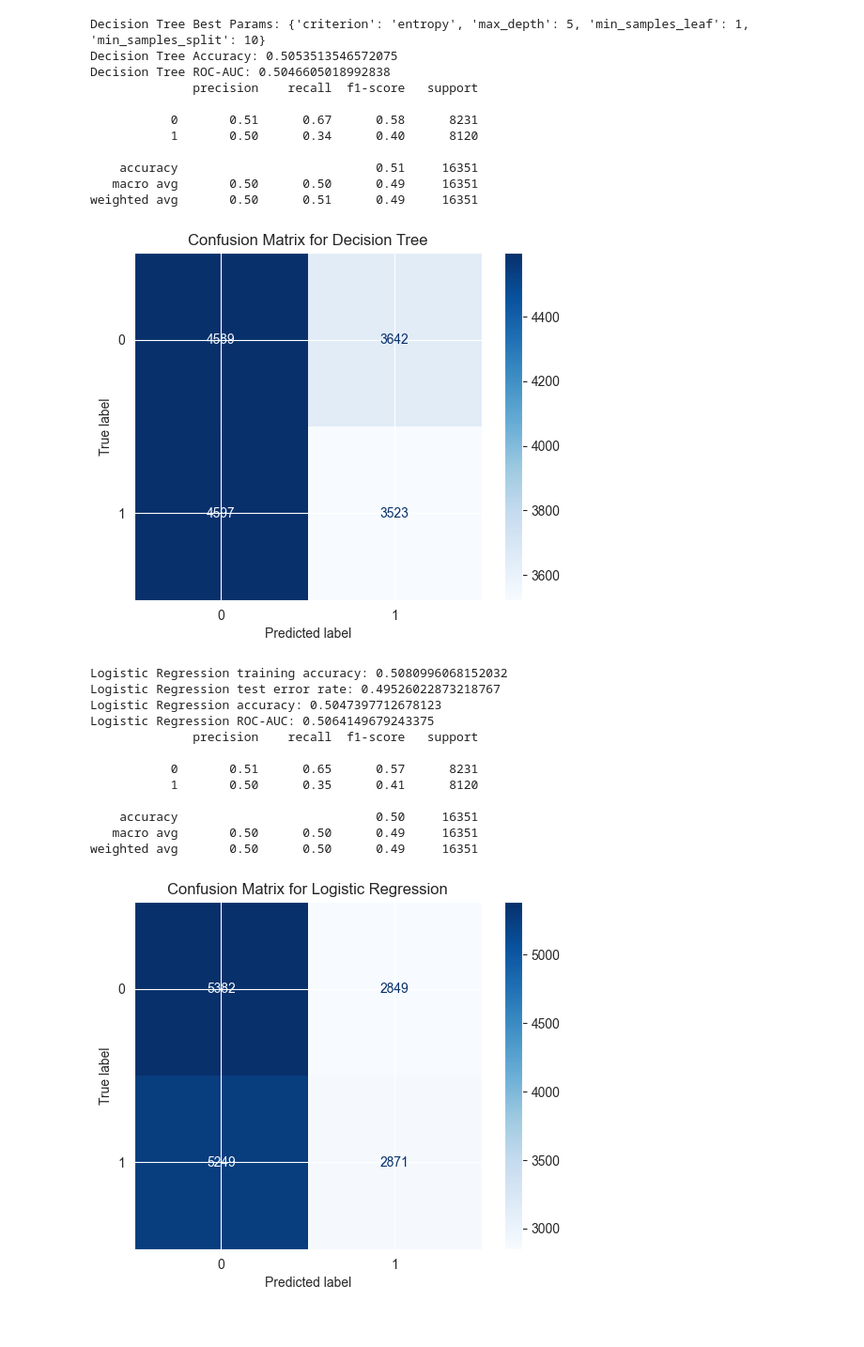
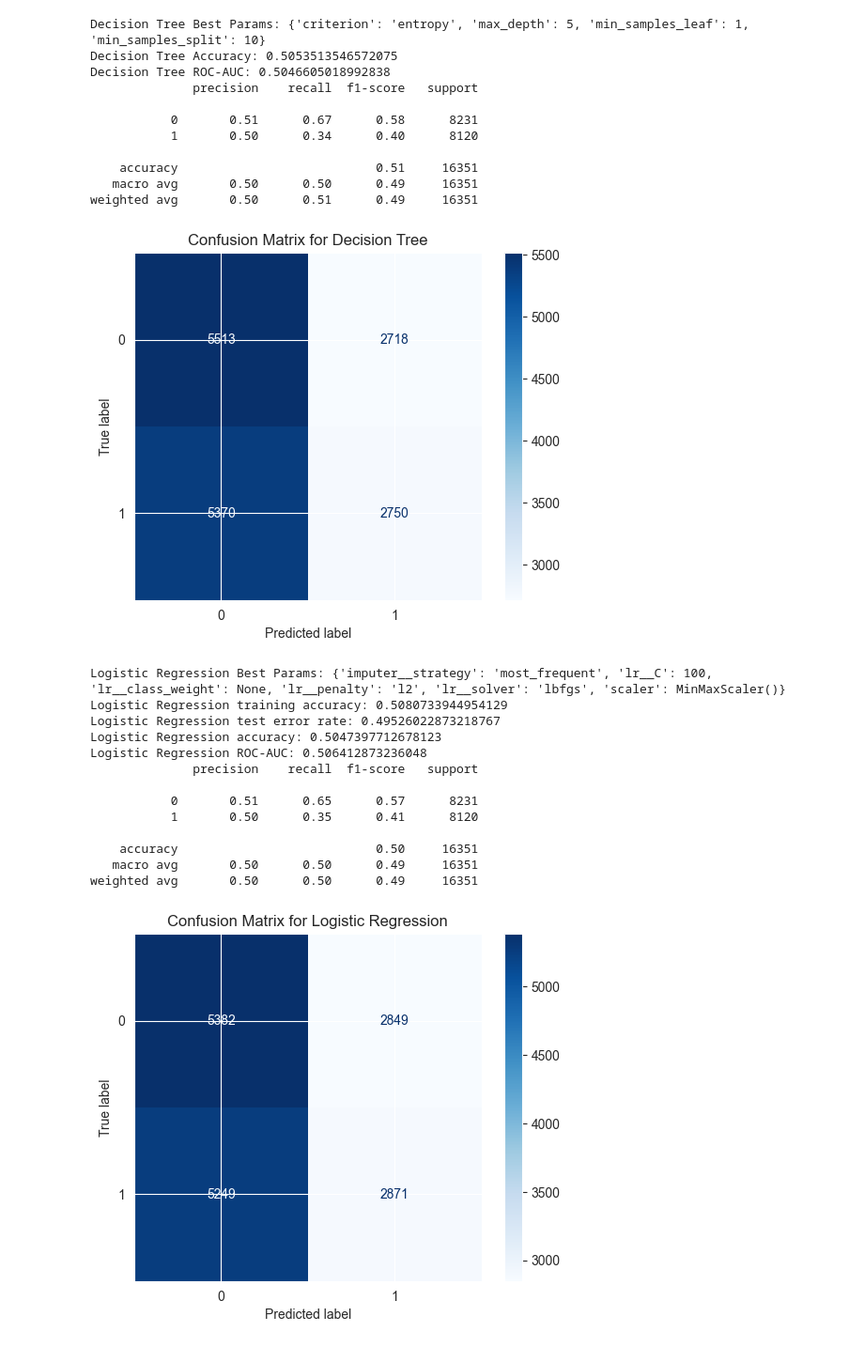
Before and after one commit to Souz0/FYP, a Jupyter notebook: Database_1.ipynb, the cells around one changed output. Shown at 94% size. Saved outputs shown, nothing was run; the diff lists cells and outputs as text; code cells hidden in the pictures.

Commit message:
Addition of EDA before model implementation and grid search to logistic regression

```diff
--- a/Database_1.ipynb
+++ b/Database_1.ipynb
@@ -230,34 +379,62 @@ Decision Tree ROC-AUC: 0.5046605018992838
    macro avg       0.50      0.50      0.49     16351
 weighted avg       0.50      0.51      0.49     16351
 # %%
-cm = confusion_matrix(y_test, y_pred_rf)
+cm = confusion_matrix(y_test, y_pred_dt)
 disp = ConfusionMatrixDisplay(confusion_matrix=cm)
 disp.plot(cmap='Blues', values_format='d')
 plt.title("Confusion Matrix for Decision Tree")
 plt.show()
 # %% [output]
-[figure, old version]
+[figure, new version]
 # %%
+pipe_lr = Pipeline([
+    ("imputer", SimpleImputer(strategy="most_frequent")),
+    ("scaler", MinMaxScaler()),
+    ("lr", LogisticRegression(max_iter=2000, random_state=42))
+])
 
+# Parameter grid
+param_grid_lr = [
+    {
+        "imputer__strategy": ["most_frequent", "median"],
+        "scaler": [MinMaxScaler(), StandardScaler()],
+        "lr__C": [0.01, 0.1, 1, 10, 100],
+        "lr__penalty": ["l2"],
+        "lr__solver": ["lbfgs", "liblinear"],
+        "lr__class_weight": [None, "balanced"]
+    },
+    {
+        "imputer__strategy": ["most_frequent", "median"],
+        "scaler": [MinMaxScaler(), StandardScaler()],
+        "lr__C": [0.01, 0.1, 1, 10, 100],
+        "lr__penalty": ["l1"],
+        "lr__solver": ["liblinear"],
+        "lr__class_weight": [None, "balanced"]
+    }
+]
 
-# Impute missing values
-imputer = SimpleImputer(strategy="most_frequent")
-X_train_imp = imputer.fit_transform(X_train)
-X_test_imp = imputer.transform(X_test)
+# Grid search
+grid_lr = GridSearchCV(
+    pipe_lr,
+    param_grid_lr,
+    cv=5,
+    scoring="roc_auc",
+    n_jobs=-1
+)
 
-# Scale
-scaler1 = MinMaxScaler()
-X_train1 = scaler1.fit_transform(X_train_imp)
-X_test1 = scaler1.transform(X_test_imp)
+# Train
+grid_lr.fit(X_train, y_train)
 
-# Logistic regression
-lrn = LogisticRegression(max_iter=2000)
-lrn.fit(X_train1, y_train)
+# Best parameters
+print("Logistic Regression Best Params:", grid_lr.best_params_)
 
-# Predict on the SCALED data
-y_train_pred = lrn.predict(X_train1)
-y_pred = lrn.predict(X_test1)
-y_prob = lrn.predict_proba(X_test1)[:, 1]
+# Best model
+best_lr = grid_lr.best_estimator_
+
+# Predictions
+y_train_pred = best_lr.predict(X_train)
+y_pred = best_lr.predict(X_test)
+y_prob = best_lr.predict_proba(X_test)[:, 1]
 
 # Metrics
 train_accuracy = accuracy_score(y_train, y_train_pred)
@@ -270,10 +447,11 @@ print("Logistic Regression accuracy:", test_accuracy)
 print("Logistic Regression ROC-AUC:", roc_auc_score(y_test, y_prob))
 print(classification_report(y_test, y_pred))
 # %% [output]
-Logistic Regression training accuracy: 0.5080996068152032
+Logistic Regression Best Params: {'imputer__strategy': 'most_frequent', 'lr__C': 100, 'lr__class_weight': None, 'lr__penalty': 'l2', 'lr__solver': 'lbfgs', 'scaler': MinMaxScaler()}
+Logistic Regression training accuracy: 0.5080733944954129
 Logistic Regression test error rate: 0.49526022873218767
 Logistic Regression accuracy: 0.5047397712678123
-Logistic Regression ROC-AUC: 0.5064149679243375
+Logistic Regression ROC-AUC: 0.506412873236048
               precision    recall  f1-score   support
 
            0       0.51      0.65      0.57      8231
```
Also changed, not shown: parts of 17 cells of this notebook, 2 other files.
